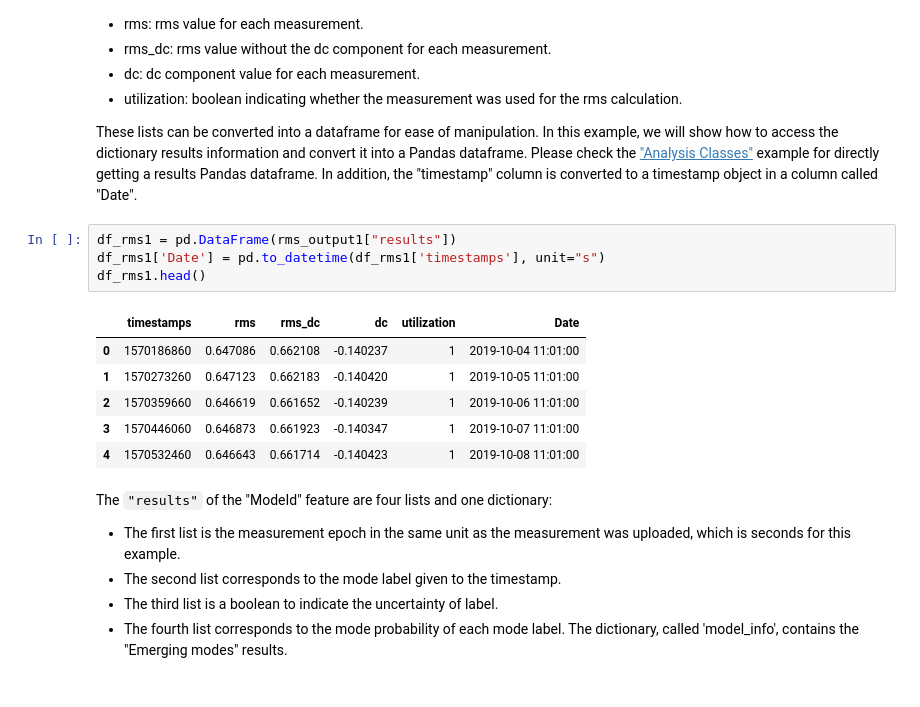
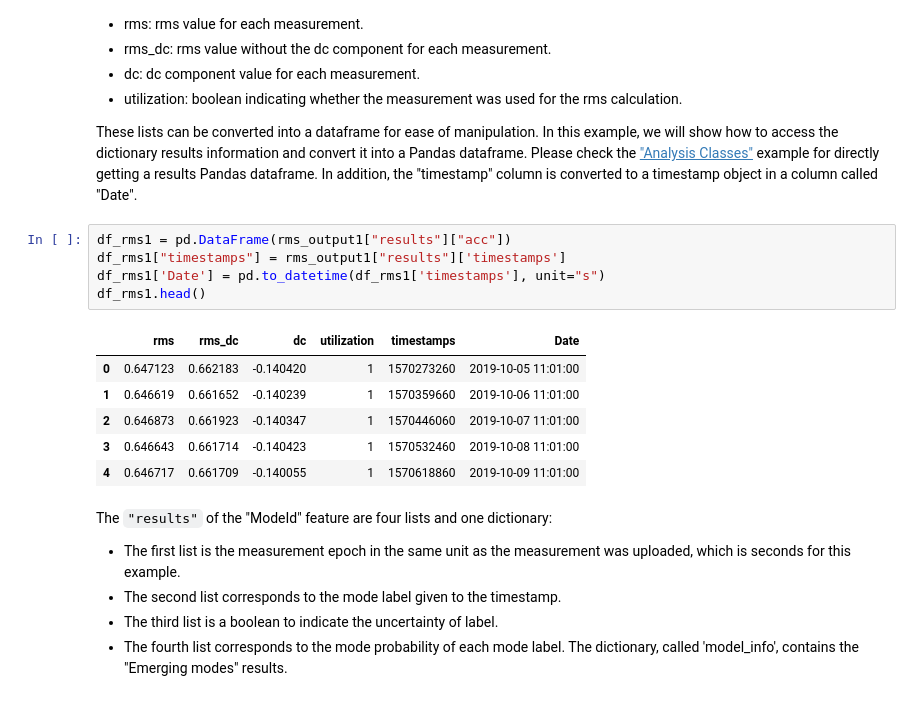
Before and after one commit to vikinganalytics/mvg, a Jupyter notebook: docs/source/content/examples/analysis_visual.ipynb, the cells around one changed output. Drawn from its saved outputs; the diff is of its cells as text.

```diff
--- a/docs/source/content/examples/analysis_visual.ipynb
+++ b/docs/source/content/examples/analysis_visual.ipynb
@@ -199,16 +199,17 @@ In this example, we will show how to access the dictionary results information a
 Please check the ["Analysis Classes"](analysis_classes.ipynb) example for directly getting a results Pandas dataframe.
 In addition, the "timestamp" column is converted to a timestamp object in a column called "Date".
 # %%
-df_rms1 = pd.DataFrame(rms_output1["results"])
+df_rms1 = pd.DataFrame(rms_output1["results"]["acc"])
+df_rms1["timestamps"] = rms_output1["results"]['timestamps']
 df_rms1['Date'] = pd.to_datetime(df_rms1['timestamps'], unit="s")
 df_rms1.head()
 # %% [output]
-|  | timestamps | rms | rms_dc | dc | utilization | Date |
-| 0 | 1570186860 | 0.647086 | 0.662108 | -0.140237 | 1 | 2019-10-04 11:01:00 |
-| 1 | 1570273260 | 0.647123 | 0.662183 | -0.140420 | 1 | 2019-10-05 11:01:00 |
-| 2 | 1570359660 | 0.646619 | 0.661652 | -0.140239 | 1 | 2019-10-06 11:01:00 |
-| 3 | 1570446060 | 0.646873 | 0.661923 | -0.140347 | 1 | 2019-10-07 11:01:00 |
-| 4 | 1570532460 | 0.646643 | 0.661714 | -0.140423 | 1 | 2019-10-08 11:01:00 |
+|  | rms | rms_dc | dc | utilization | timestamps | Date |
+| 0 | 0.647123 | 0.662183 | -0.140420 | 1 | 1570273260 | 2019-10-05 11:01:00 |
+| 1 | 0.646619 | 0.661652 | -0.140239 | 1 | 1570359660 | 2019-10-06 11:01:00 |
+| 2 | 0.646873 | 0.661923 | -0.140347 | 1 | 1570446060 | 2019-10-07 11:01:00 |
+| 3 | 0.646643 | 0.661714 | -0.140423 | 1 | 1570532460 | 2019-10-08 11:01:00 |
+| 4 | 0.646717 | 0.661709 | -0.140055 | 1 | 1570618860 | 2019-10-09 11:01:00 |
 # %% [markdown]
 The `"results"` of the "ModeId" feature are four lists and one dictionary:
 - The first list is the measurement epoch in the same unit as the measurement was uploaded, which is seconds for this example.
```
Also changed, not shown: parts of 17 cells of this notebook, 9 other files.
